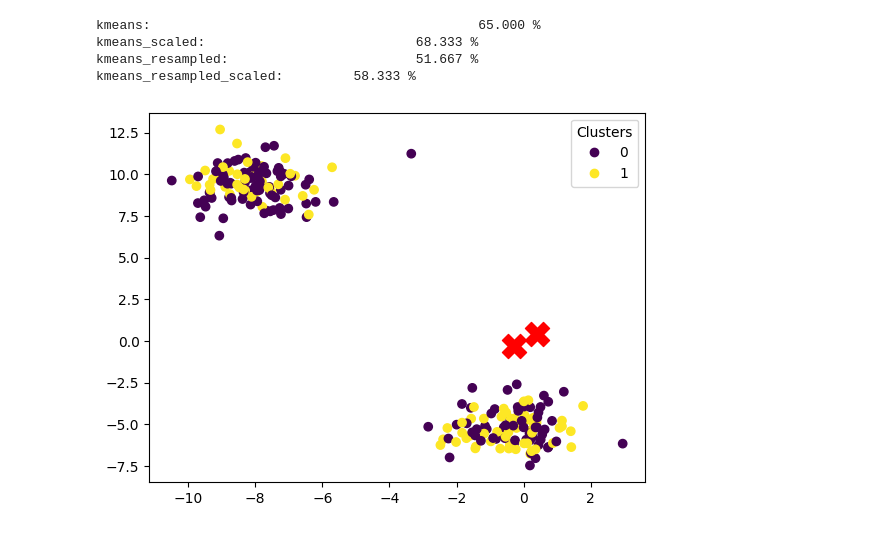
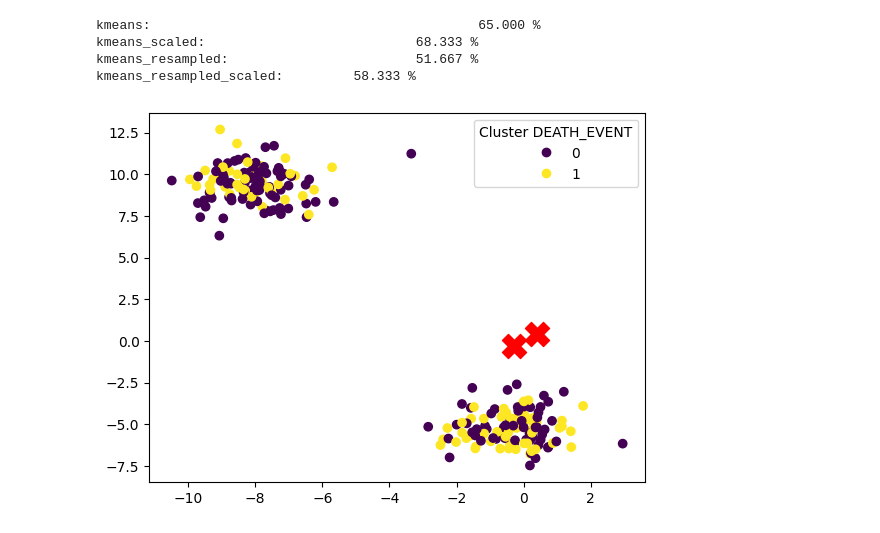
Before and after one commit to steventhestudent/CS4662_Project, a Jupyter notebook: Data Exploration.ipynb, the cells around one changed output. Drawn from its saved outputs; the diff is of its cells as text; code cells hidden in the pictures.

```diff
--- a/Data Exploration.ipynb
+++ b/Data Exploration.ipynb
@@ -354,27 +361,27 @@ synthetic samples may have helped (extra neighbors)
 K-Means Clustering
 # %%
 # scaling is essential.
-# X_train
+# kmeans
 kmeans = KMeans(random_state=55, n_clusters=2) # DEATH/NON-DEATH clusters
 kmeans.fit(X_train) # generate kmeans.labels_ (cluster labels for training samples)
 kmeans_predictions = kmeans.predict(X_test)
 print(f"kmeans:\t\t\t\t\t\t {metrics.accuracy_score(y_test, kmeans_predictions) * 100:.3f} %")
 
-# # X_train_scaled
+# kmeans_scaled
 kmeans_scaled = KMeans(random_state=55, n_clusters=2) # DEATH/NON-DEATH clusters
-kmeans_scaled.fit(X_train_scaled, y_train)
+kmeans_scaled.fit(X_train_scaled)
 kmeans_scaled_predictions = kmeans_scaled.predict(X_test_scaled)
 print(f"kmeans_scaled:\t\t\t\t {metrics.accuracy_score(y_test, kmeans_scaled_predictions) * 100:.3f} %")
 
-# # X_train_resampled
+# kmeans_resampled
 kmeans_resampled = KMeans(random_state=55, n_clusters=2) # DEATH/NON-DEATH clusters
-kmeans_resampled.fit(X_train_resampled, y_train_resampled)
+kmeans_resampled.fit(X_train_resampled)
 kmeans_resampled_predictions = kmeans_resampled.predict(X_test)
 print(f"kmeans_resampled:\t\t\t {metrics.accuracy_score(y_test, kmeans_resampled_predictions) * 100:.3f} %")
 
-# # X_train_resampled_scaled
+# kmeans_resampled_scaled
 kmeans_resampled_scaled = KMeans(random_state=55, n_clusters=2) # DEATH/NON-DEATH clusters
-kmeans_resampled_scaled.fit(X_train_resampled_scaled, y_train_resampled)
+kmeans_resampled_scaled.fit(X_train_resampled_scaled)
 kmeans_resampled_scaled_predictions = kmeans_resampled_scaled.predict(X_test_scaled)
 print(f"kmeans_resampled_scaled:\t {metrics.accuracy_score(y_test, kmeans_resampled_scaled_predictions) * 100:.3f} %")
 # %% [output]
@@ -382,11 +389,11 @@ kmeans:                                          65.000 %
 kmeans_scaled:                           68.333 %
 kmeans_resampled:                        51.667 %
 kmeans_resampled_scaled:         58.333 %
-# %%
-X_blobs, y_blobs = make_blobs(n_samples=len(X_train_scaled), centers=2, random_state=55)
-scatter = plt.scatter(X_blobs[:, 0], X_blobs[:, 1], c=kmeans_scaled.labels_, cmap='viridis', marker='o') # create scatter plot
-plt.scatter(kmeans_scaled.cluster_centers_[:, 0], kmeans_scaled.cluster_centers_[:, 1], s=300, c='red', marker='X')  # Cluster centers
-plt.legend(*scatter.legend_elements(), title="Clusters") # cluster color legend
-plt.show()
-# %% [output]
-[figure, removed]
+# %%
+X_blobs, y_blobs = make_blobs(n_samples=len(X_train_scaled), centers=2, random_state=55)
+scatter = plt.scatter(X_blobs[:, 0], X_blobs[:, 1], c=kmeans_scaled.labels_, cmap='viridis', marker='o') # create scatter plot
+plt.scatter(kmeans_scaled.cluster_centers_[:, 0], kmeans_scaled.cluster_centers_[:, 1], s=300, c='red', marker='X')  # Cluster centers
+plt.legend(*scatter.legend_elements(), title="Cluster DEATH_EVENT") # cluster color legend
+plt.show()
+# %% [output]
+[figure, added]
```
Also changed, not shown: parts of 20 cells of this notebook.
